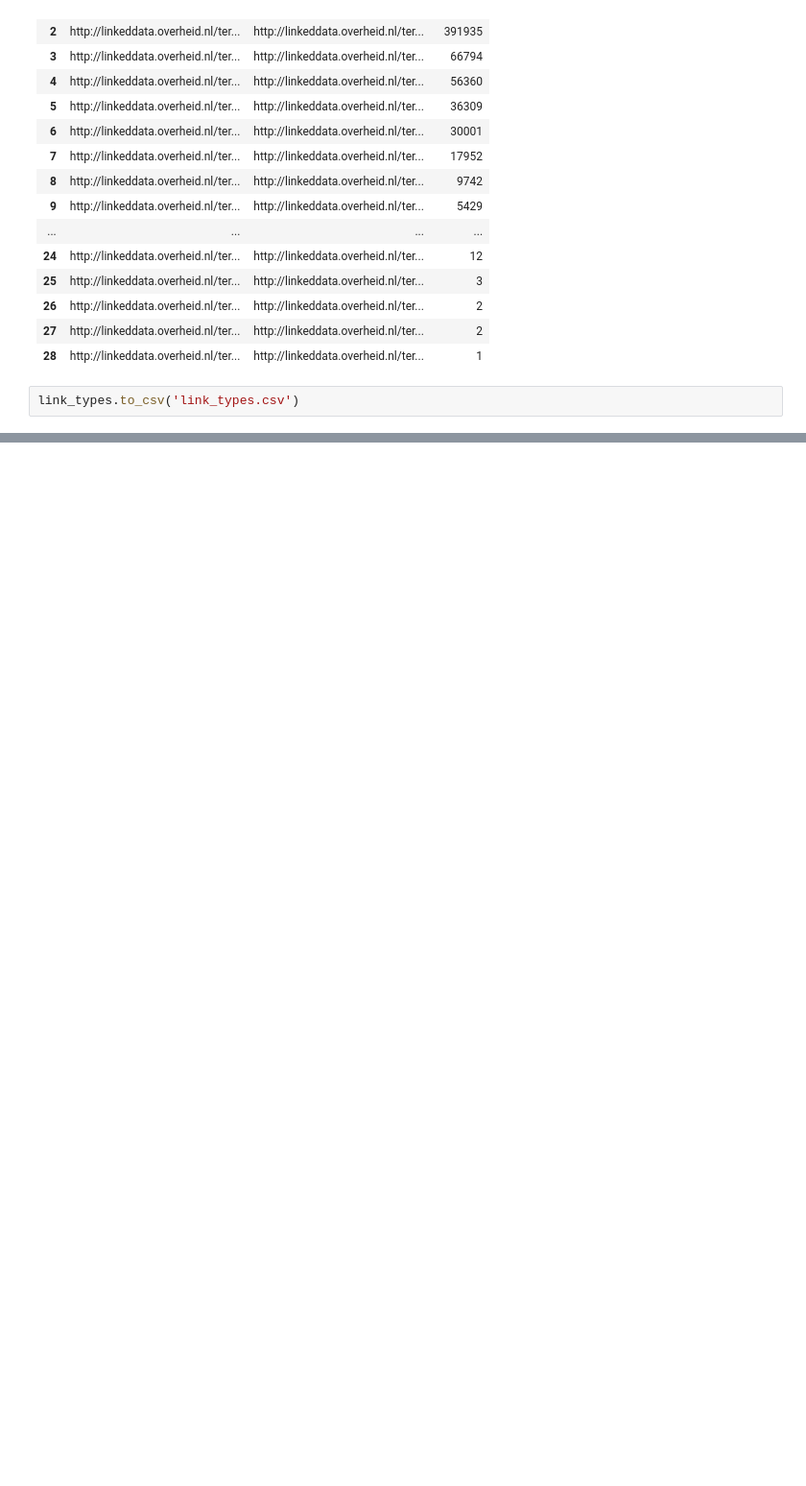
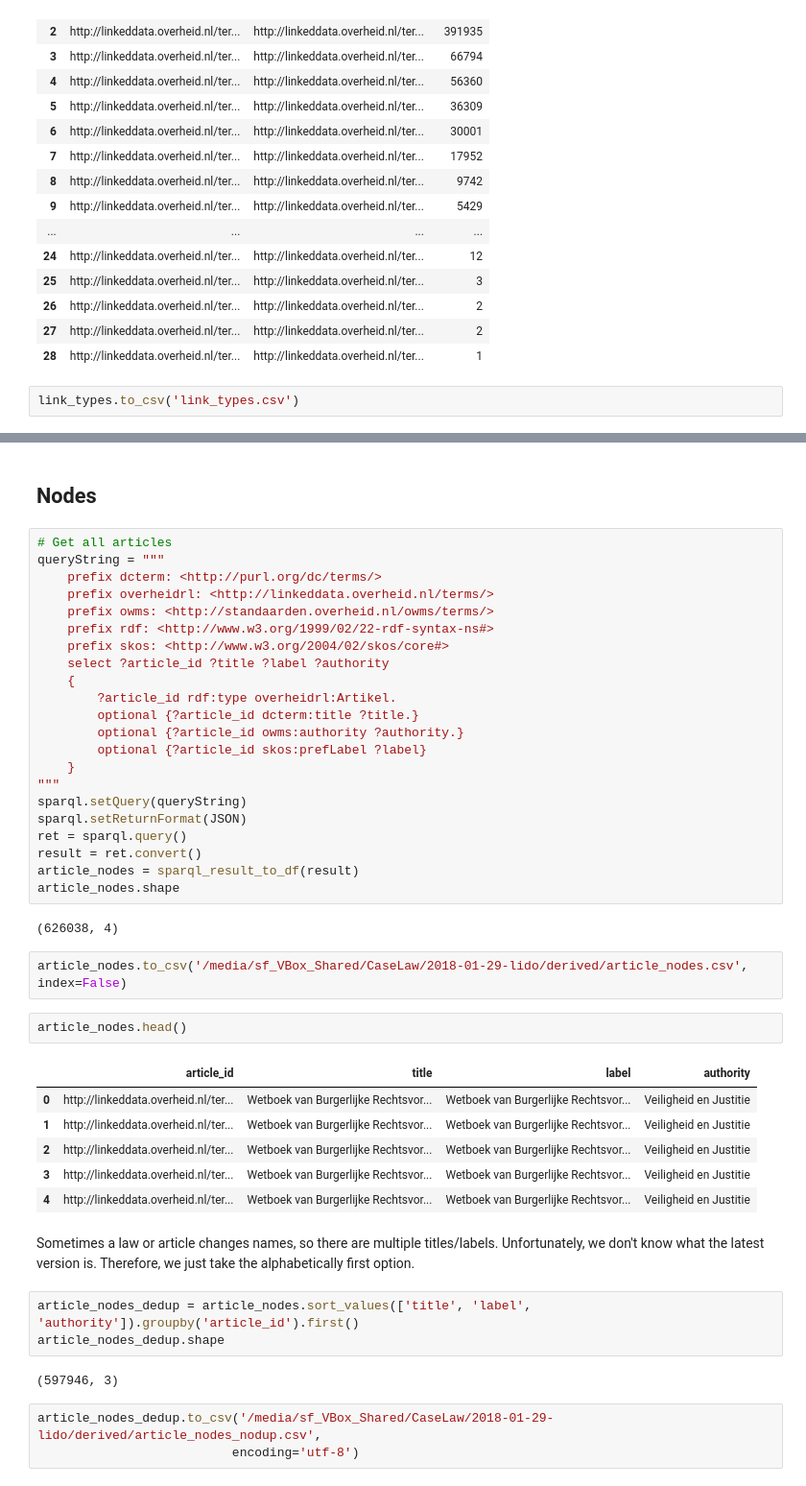
Before and after one commit to research-Dafne/case-law-research, a Jupyter notebook: notebooks/HR_spaqrl_queries_lido.ipynb, the cells around one changed output, grey strips where cells are left out. Shown at 96% size. Saved outputs shown, nothing was run; the diff lists cells and outputs as text; blank space fills up the shorter version.

Commit message:
Notebooks for handling the lido data

```diff
--- a/notebooks/HR_spaqrl_queries_lido.ipynb
+++ b/notebooks/HR_spaqrl_queries_lido.ipynb
@@ -471,0 +382,49 @@ cases_filtered.shape
+# %% [markdown]
+## Nodes
+# %%
+# Get all articles
+queryString = """
+    prefix dcterm: <http://purl.org/dc/terms/>
+    prefix overheidrl: <http://linkeddata.overheid.nl/terms/>
+    prefix owms: <http://standaarden.overheid.nl/owms/terms/>
+    prefix rdf: <http://www.w3.org/1999/02/22-rdf-syntax-ns#>
+    prefix skos: <http://www.w3.org/2004/02/skos/core#>
+    select ?article_id ?title ?label ?authority
+    {
+        ?article_id rdf:type overheidrl:Artikel.
+        optional {?article_id dcterm:title ?title.}
+        optional {?article_id owms:authority ?authority.}
+        optional {?article_id skos:prefLabel ?label}
+    }
+"""
+sparql.setQuery(queryString)
+sparql.setReturnFormat(JSON)
+ret = sparql.query()
+result = ret.convert()
+article_nodes = sparql_result_to_df(result)
+article_nodes.shape
+# %% [output]
+(626038, 4)
+# %%
+article_nodes.to_csv('/media/sf_VBox_Shared/CaseLaw/2018-01-29-lido/derived/article_nodes.csv', index=False)
+# %%
+article_nodes.head()
+# %% [output]
+|  | article_id | title | label | authority |
+| 0 | http://linkeddata.overheid.nl/ter... | Wetboek van Burgerlijke Rechtsvor... | Wetboek van Burgerlijke Rechtsvor... | Veiligheid en Justitie |
+| 1 | http://linkeddata.overheid.nl/ter... | Wetboek van Burgerlijke Rechtsvor... | Wetboek van Burgerlijke Rechtsvor... | Veiligheid en Justitie |
+| 2 | http://linkeddata.overheid.nl/ter... | Wetboek van Burgerlijke Rechtsvor... | Wetboek van Burgerlijke Rechtsvor... | Veiligheid en Justitie |
+| 3 | http://linkeddata.overheid.nl/ter... | Wetboek van Burgerlijke Rechtsvor... | Wetboek van Burgerlijke Rechtsvor... | Veiligheid en Justitie |
+| 4 | http://linkeddata.overheid.nl/ter... | Wetboek van Burgerlijke Rechtsvor... | Wetboek van Burgerlijke Rechtsvor... | Veiligheid en Justitie |
+# %% [markdown]
+Sometimes a law or article changes names, so there are multiple titles/labels.
+Unfortunately, we don't know what the latest version is.
+Therefore, we just take the alphabetically first option.
+# %%
+article_nodes_dedup = article_nodes.sort_values(['title', 'label', 'authority']).groupby('article_id').first()
+article_nodes_dedup.shape
+# %% [output]
+(597946, 3)
+# %%
+article_nodes_dedup.to_csv('/media/sf_VBox_Shared/CaseLaw/2018-01-29-lido/derived/article_nodes_nodup.csv',
+                          encoding='utf-8')
```
Also changed, not shown: parts of 39 cells of this notebook, 3 other files.
